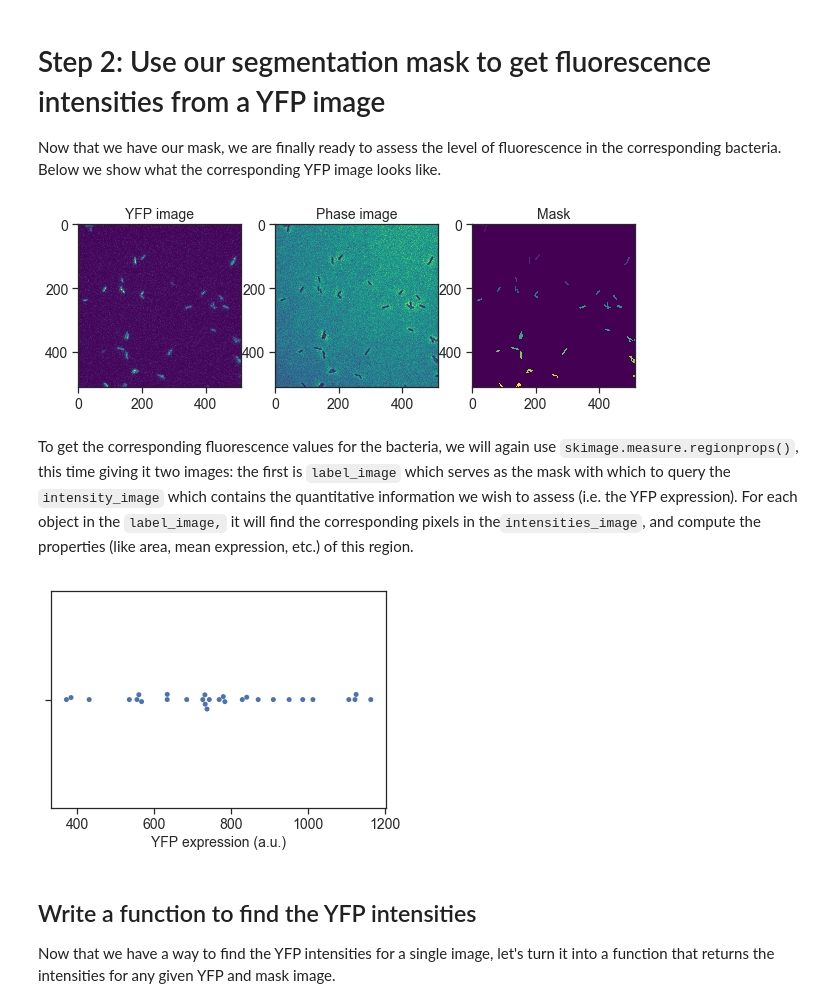
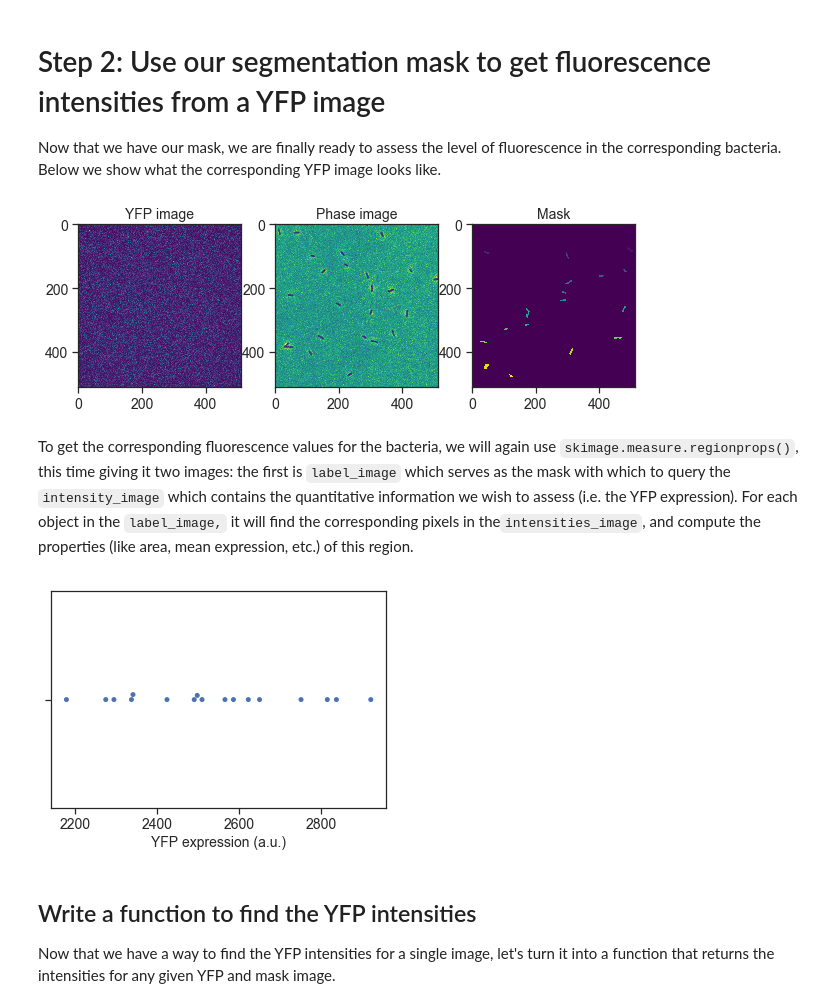
Before and after one commit to RPGroup-PBoC/gist_pboc_2019, a Jupyter notebook: code/lacI_titration_day3.ipynb, the cells around one changed output. Saved outputs shown, nothing was run; the diff lists cells and outputs as text; code cells hidden in the pictures.

```diff
--- a/code/lacI_titration_day3.ipynb
+++ b/code/lacI_titration_day3.ipynb
@@ -39,10 +39,10 @@ import skimage.measure
 import skimage.filters
 import skimage.exposure
 # %%
-# Read an example phase contrast image
-im = skimage.io.imread('data/lacI_titration/O2_R22_phase_pos_19.tif')
+# read in an example phase contrast image
+im = skimage.io.imread('data/lacI_titration/O2_R124_phase_pos_02.tif')
 
-# Show the image
+# show the image
 plt.imshow(im)
 # %% [output]
 <matplotlib.image.AxesImage at 0x...>
@@ -204,21 +204,26 @@ plt.imshow(test_mask)
 
 Now that we have our mask, we are finally ready to assess the level of fluorescence in the corresponding bacteria. Below we show what the corresponding YFP image looks like.
 # %%
+im_num = "05"
+
 # read the matching YFP image
-im_yfp = skimage.io.imread('data/lacI_titration/O2_R22_yfp_pos_19.tif')
+im = skimage.io.imread('data/lacI_titration/O1_auto_phase_pos_' + im_num + '.tif')
+im_yfp = skimage.io.imread('data/lacI_titration/O1_auto_yfp_pos_' + im_num + '.tif')
+
+im_yfp_norm = (im_yfp - np.min(im_yfp))/(np.max(im_yfp)-np.min(im_yfp))
 
 # show them next to each other
 fig, ax = plt.subplots(1,3, figsize=[10,3])
-ax[0].imshow(im_yfp)
+ax[0].imshow(im_yfp_norm)
 ax[0].set_title('YFP image')
 
 ax[1].imshow(im)
 ax[1].set_title('Phase image')
 
 ax[2].imshow(test_mask)
 ax[2].set_title('Mask');
 # %% [output]
-[figure, old version]
+[figure, new version]
 # %% [markdown]
 To get the corresponding fluorescence values for the bacteria, we will again use `skimage.measure.regionprops()`, this time giving it two images: the first is `label_image` which serves as the mask with which to query the `intensity_image` which contains the quantitative information we wish to assess (i.e. the YFP expression). For each object in the `label_image,` it will find the corresponding pixels in the`intensities_image`, and compute the properties (like area, mean expression, etc.) of this region.
 # %%
@@ -236,7 +241,7 @@ for obj in objs:
 sns.swarmplot(intensities)
 plt.xlabel("YFP expression (a.u.)");
 # %% [output]
-[figure, old version]
+[figure, new version]
 # %% [markdown]
 ## Write a function to find the YFP intensities
 
```
Also changed, not shown: parts of 19 cells of this notebook, 6 other files.
